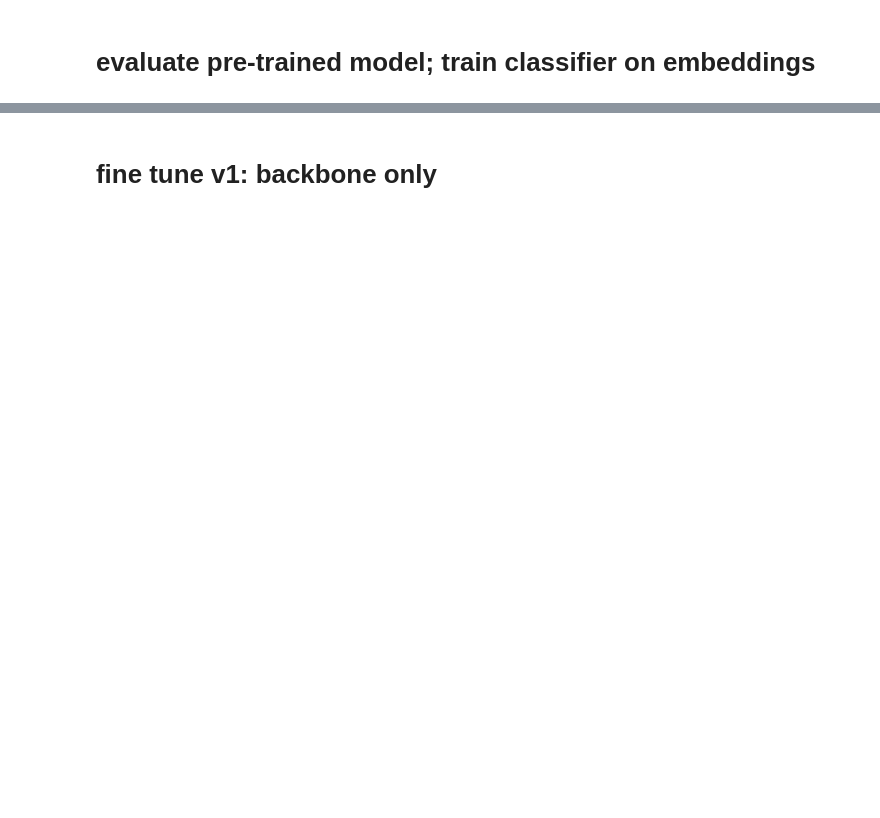
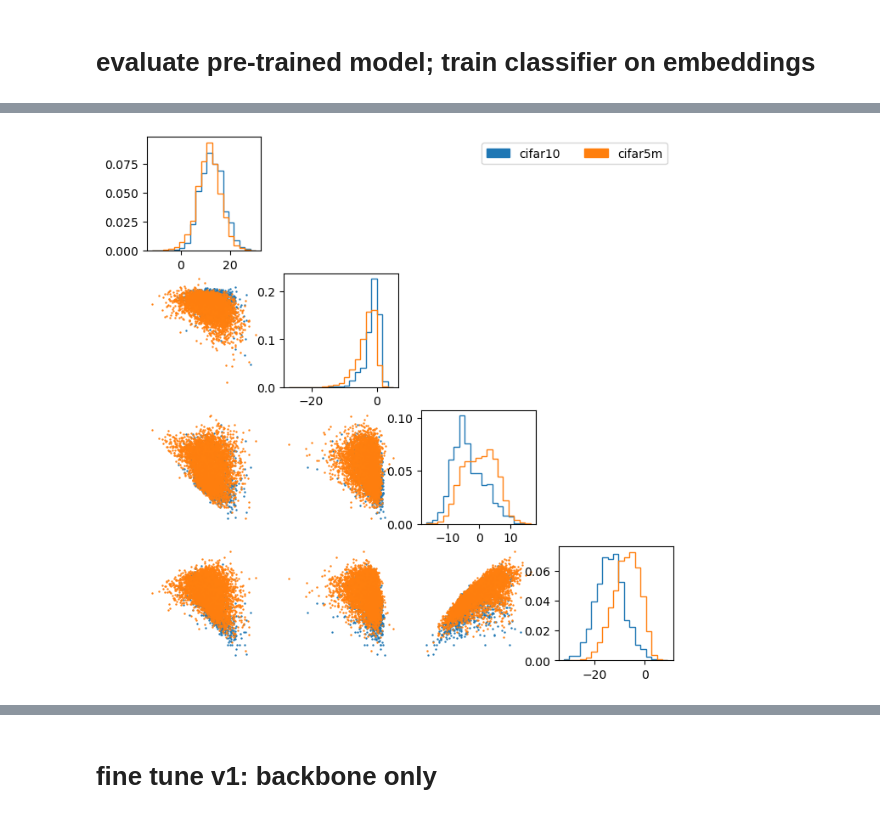
Before and after one commit to chreissel/phlab-neurips25, a Jupyter notebook: experiments/cifar10/cifar10.ipynb, the cells around one changed output, grey strips where cells are left out. Saved outputs shown, nothing was run; the diff lists cells and outputs as text; code cells hidden in the pictures; blank space fills up the shorter version.

```diff
--- a/experiments/cifar10/cifar10.ipynb
+++ b/experiments/cifar10/cifar10.ipynb
@@ -71,7 +104,9 @@ make_corner(cifar_embeds,cifar_labels)
 # %%
-sel_label=0
+sel_label=6
 regular = cifar_embeds[cifar_labels==sel_label]
 shift = cifar5m_embeds[cifar5m_labels==sel_label]
 make_corner(np.concatenate([regular,shift],axis=0),
             labels=np.concatenate([np.zeros(len(regular)),np.ones(len(shift))]),
             label_names={0:"cifar10",1:"cifar5m"})
+# %% [output]
+[figure, added]
```
Also changed, not shown: parts of 41 cells of this notebook, 16 other files.
